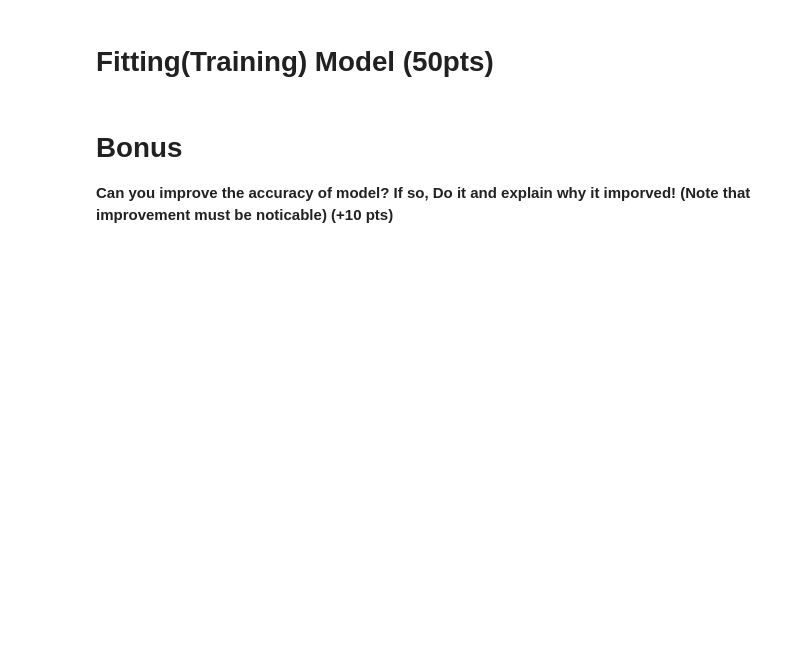
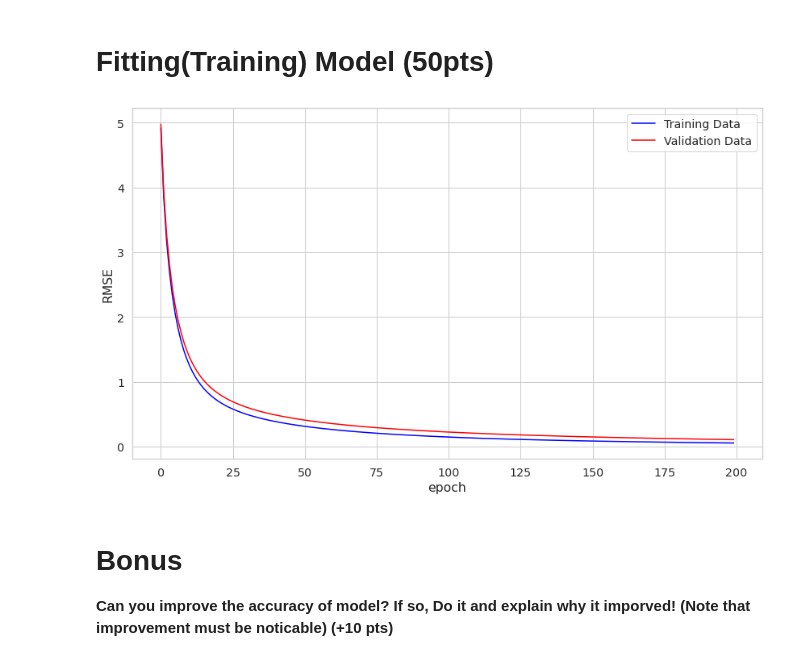
Before and after one commit to KiarashVaziri/DeepLearning-Fall2022, a Jupyter notebook: Homework1/DL2022_HW1_P1.ipynb, the cells around one changed output. Cells and saved outputs as stored; diff of their text form; code cells hidden in the pictures; blank space fills up the shorter version.

```diff
--- a/Homework1/DL2022_HW1_P1.ipynb
+++ b/Homework1/DL2022_HW1_P1.ipynb
@@ -326,15 +346,41 @@ class Recommender:
     self.learning_rate = learning_rate
 
   def predictions(self, P, Q):
-    #TODO : create the prediction matrix
+    return np.dot(P.T, Q)#TODO : create the prediction matrix
 
   def fit(self, X_train, X_val):
     #TODO : Learn the model(P and Q) based on paper, you can initialize them with random gaussians
     #TODO : save the loss on train and validation data in each iteration
-  return self
+    m = X_train.shape[0]
+    n = X_train.shape[1]
+
+    self.P = 3 * np.random.rand(self.n_latent_features, m)
+    self.Q = 3 * np.random.rand(self.n_latent_features, n)
+
+    self.train_error = []
+    self.val_error = []
+
+    users, items = X_train.nonzero()
+
+    for _ in range(self.n_epochs):
+        for u, i in zip(users, items):
+            error = X_train[u, i] - self.predictions(self.P[:,u], self.Q[:,i])
+            self.P[:, u] += self.learning_rate * (error * self.Q[:, i] - self.lmbda * self.P[:, u])
+            self.Q[:, i] += self.learning_rate * (error * self.P[:, u] - self.lmbda * self.Q[:, i])
+
+        rmse_tr = rmse(self.predictions(self.P, self.Q), X_train)
+        rmse_val = rmse(self.predictions(self.P, self.Q), X_val)
+        self.train_error.append(rmse_tr)
+        self.val_error.append(rmse_val)
+
+    return self
 
   def predict(self, X_train, user_index):
     #TODO : return predicted ratings for unobserved values of specific user index
+    y_pred = self.predictions(self.P, self.Q)
+    pred_index = np.where(X_train[user_index, :] == 0)[0]
+    res = y_pred[user_index, predictions_index].flatten()
+    return res
 # %%
 #creating recommender object
 recommender = Recommender().fit(train, val)
@@ -347,3 +387,19 @@ recommender = Recommender().fit(train, val)
+# %%
+###############################################################################
+# TODO : Plot the loss of train and loss
+###############################################################################
+plt.plot(recommender.train_error,
+         color='blue',
+         label='Training Data');
+plt.plot(recommender.val_error,
+         color = 'red',
+         label='Validation Data');
+plt.xlabel('epoch');
+plt.ylabel('RMSE');
+plt.legend()
+plt.show()
+# %% [output]
+[figure, added]
 # %% [markdown]
 # Bonus
 **Can you improve the accuracy of model? If so, Do it and explain why it imporved! (Note that improvement must be noticable) (+10 pts)**
```
Also changed, not shown: parts of 17 cells of this notebook.
